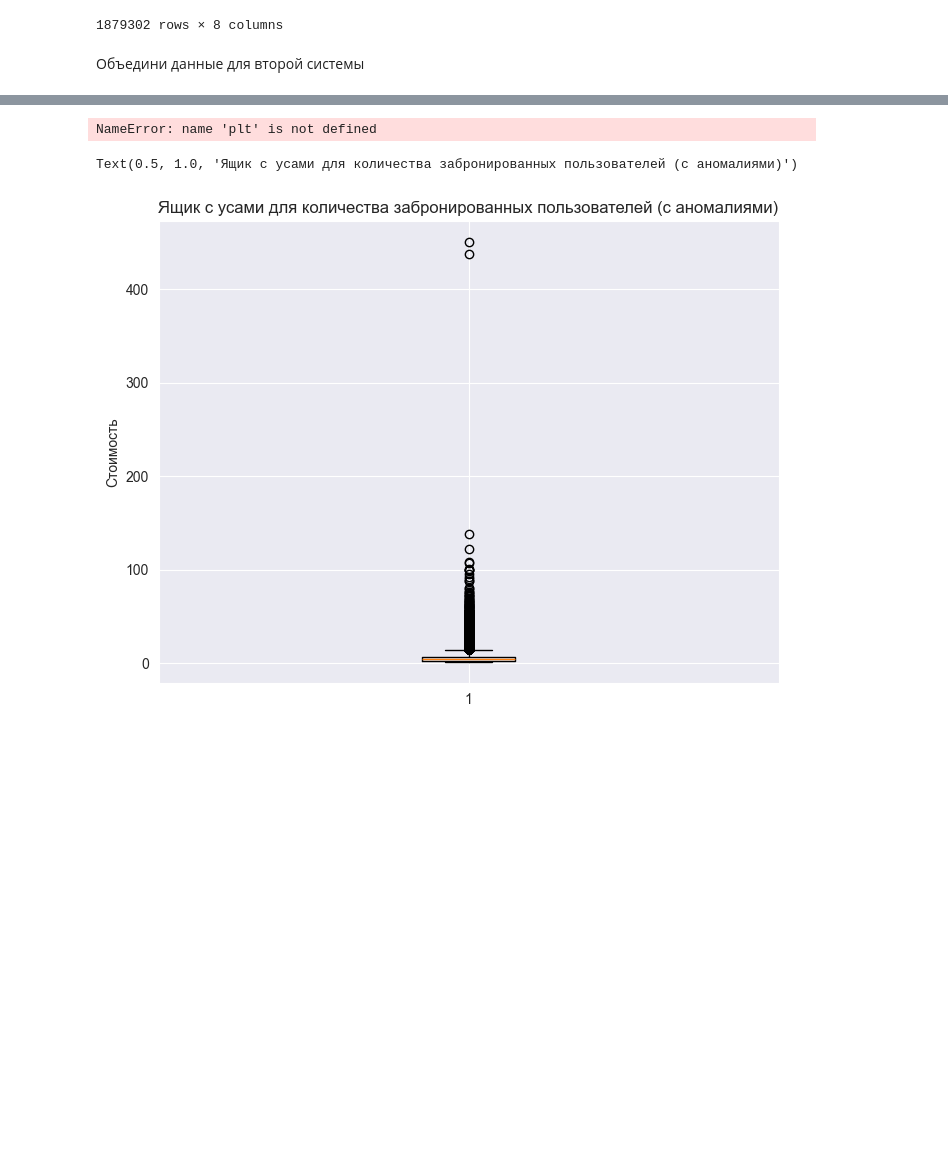
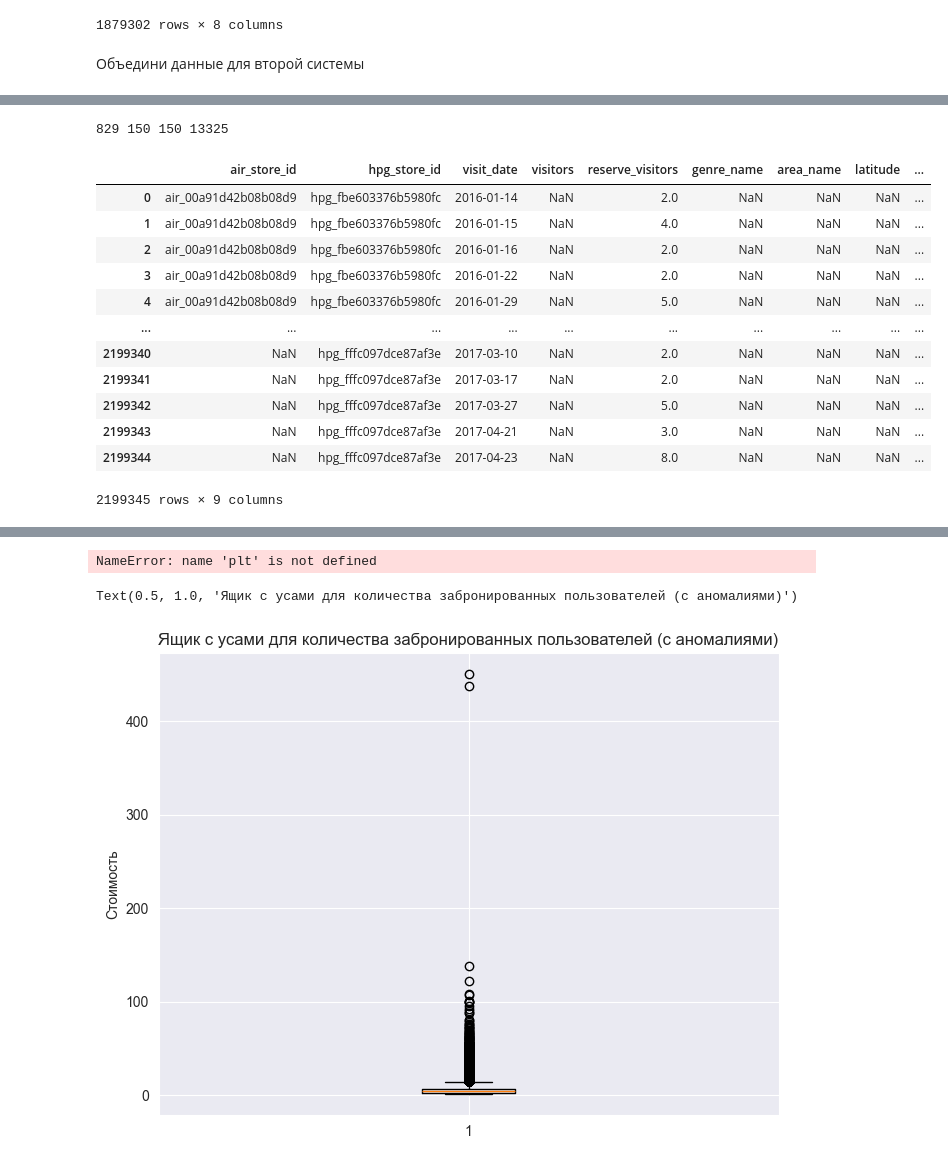
Before and after one commit to FEDOROV-ALEXANDER/ML_kurs2022, a Jupyter notebook: Homework/Homework2024/homework2024.ipynb, the cells around one changed output, grey strips where cells are left out. Cells and saved outputs as stored; diff of their text form; code cells hidden in the pictures; blank space fills up the shorter version.

```diff
--- a/Homework/Homework2024/homework2024.ipynb
+++ b/Homework/Homework2024/homework2024.ipynb
@@ -345,6 +389,26 @@ hpg_area_name       1065690
 latitude            1065690
 longitude           1065690
 dtype: int64
+# %%
+print(air_df.air_store_id.nunique(), hpg_df.air_store_id.nunique(), air_df.hpg_store_id.nunique(), hpg_df.hpg_store_id.nunique())
+# %% [output]
+829 150 150 13325
 # %%
-hpg_df.dropna(subset=['air_store_id'], inplace=True)
+df = pd.merge(air_df, hpg_df, on=['air_store_id', 'hpg_store_id','visit_date' , 'reserve_visitors', 'area_name', 'genre_name', 'latitude', 'longitude'], how='outer')
+# %%
+df
+# %% [output]
+|  | air_store_id | hpg_store_id | visit_date | visitors | reserve_visitors | genre_name | area_name | latitude | ... |
+| 0 | air_00a91d42b08b08d9 | hpg_fbe603376b5980fc | 2016-01-14 | NaN | 2.0 | NaN | NaN | NaN | ... |
+| 1 | air_00a91d42b08b08d9 | hpg_fbe603376b5980fc | 2016-01-15 | NaN | 4.0 | NaN | NaN | NaN | ... |
+| 2 | air_00a91d42b08b08d9 | hpg_fbe603376b5980fc | 2016-01-16 | NaN | 2.0 | NaN | NaN | NaN | ... |
+| 3 | air_00a91d42b08b08d9 | hpg_fbe603376b5980fc | 2016-01-22 | NaN | 2.0 | NaN | NaN | NaN | ... |
+| 4 | air_00a91d42b08b08d9 | hpg_fbe603376b5980fc | 2016-01-29 | NaN | 5.0 | NaN | NaN | NaN | ... |
+| ... | ... | ... | ... | ... | ... | ... | ... | ... | ... |
+| 2199340 | NaN | hpg_fffc097dce87af3e | 2017-03-10 | NaN | 2.0 | NaN | NaN | NaN | ... |
+| 2199341 | NaN | hpg_fffc097dce87af3e | 2017-03-17 | NaN | 2.0 | NaN | NaN | NaN | ... |
+| 2199342 | NaN | hpg_fffc097dce87af3e | 2017-03-27 | NaN | 5.0 | NaN | NaN | NaN | ... |
+| 2199343 | NaN | hpg_fffc097dce87af3e | 2017-04-21 | NaN | 3.0 | NaN | NaN | NaN | ... |
+| 2199344 | NaN | hpg_fffc097dce87af3e | 2017-04-23 | NaN | 8.0 | NaN | NaN | NaN | ... |
+2199345 rows × 9 columns
 # %%
```
Also changed, not shown: parts of 16 cells of this notebook.
